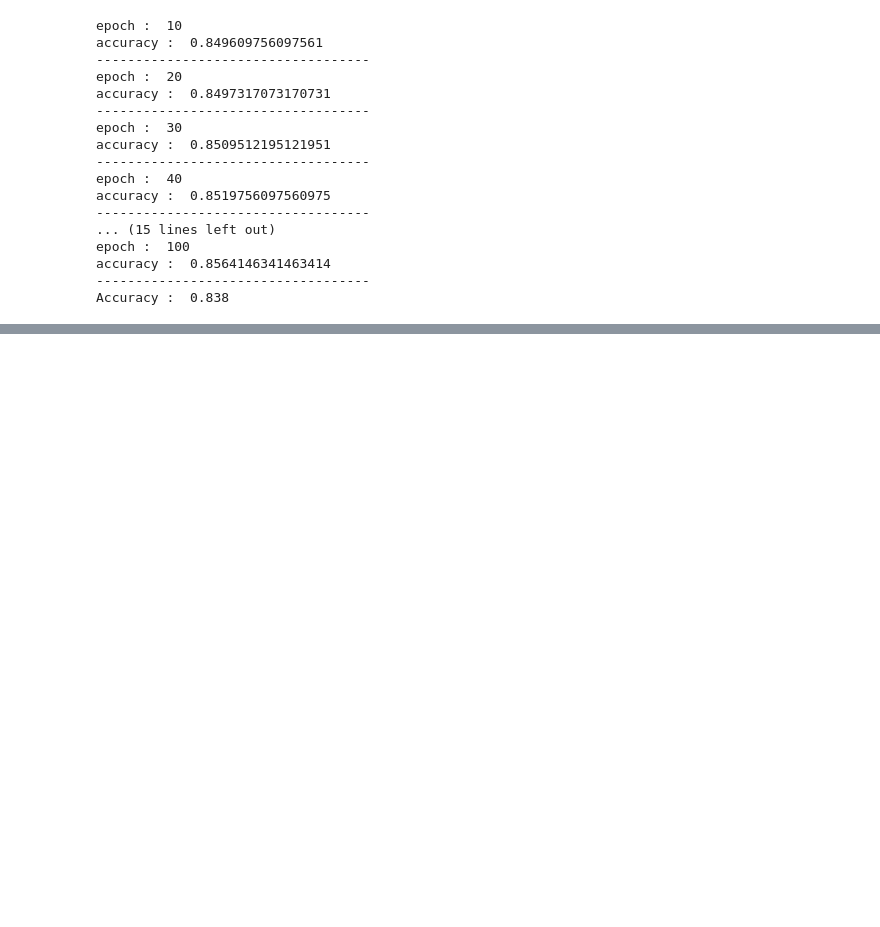
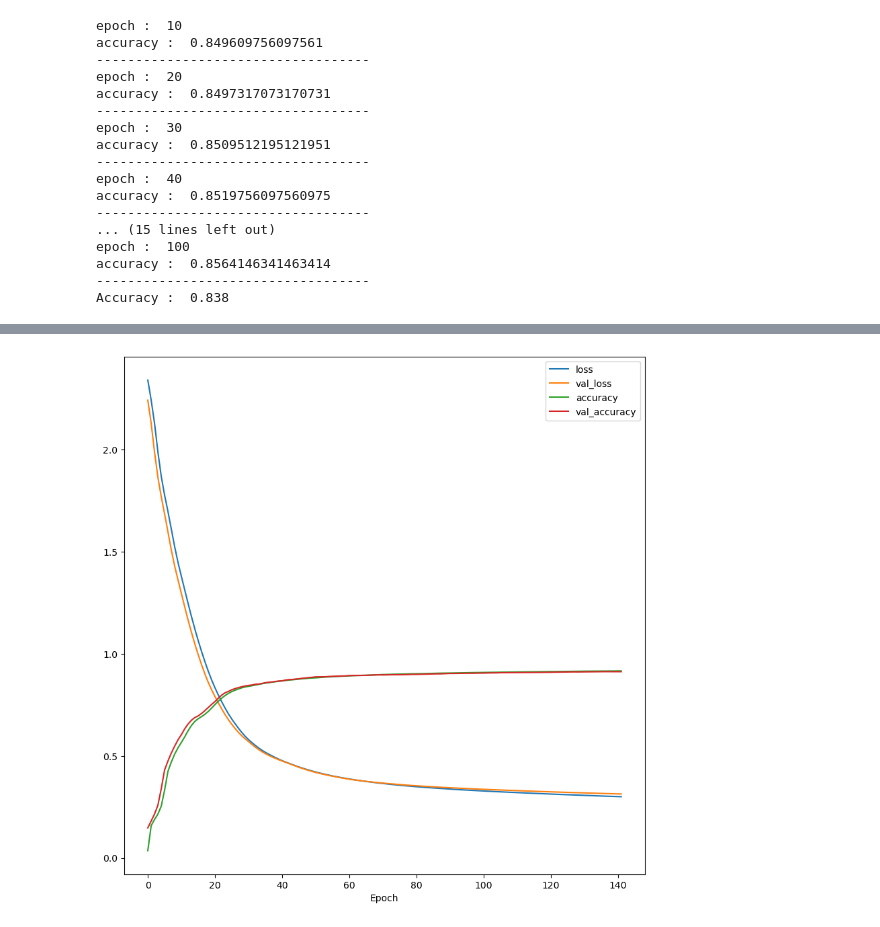
Before and after one commit to tanguypasquier/TP_Filtrage, a Jupyter notebook: Neural network.ipynb, the cells around one changed output, grey strips where cells are left out. Saved outputs shown, nothing was run; the diff lists cells and outputs as text; code cells hidden in the pictures; blank space fills up the shorter version.

```diff
--- a/Neural network.ipynb
+++ b/Neural network.ipynb
@@ -189,0 +205,21 @@ Accuracy :  0.838
+# %%
+data_mnist = keras.datasets.mnist.load_data() # (xtrain, ytrain), (xtest, ytest)
+# %%
+(x_train, y_train), (x_test, y_test) = data_mnist
+print(x_train.shape)
+print(x_test.shape)
+print(y_train.shape)
+print(y_test.shape)
+x_train, x_test, y_train, y_test = x_train/255.0, x_test/255.0, y_train, y_test
+
+npixel = 784
+
+x_train = np.reshape(x_train, (-1, npixel))
+print(x_train.shape)
+x_test = np.reshape(x_test, (-1, npixel))
+print(x_test.shape)
+
+print(y_train[0])
+y_train = keras.utils.to_categorical(y_train, 10)
+print(y_train[0])
+y_test = keras.utils.to_categorical(y_test, 10)
@@ -189,0 +235,13 @@ Accuracy :  0.838
+# %%
+from keras import layers
+from keras import ops
+
+model = keras.models.Sequential()
+model.add(keras.Input(shape=(npixel,)))
+model.add(keras.layers.Dense(10, activation='relu', name = "hiden_layer"))
+model.add(keras.layers.Dense(10, activation='softmax', name = "output_layer"))
+# %%
+opt = keras.optimizers.Adam(learning_rate=0.2)
+callback = keras.callbacks.EarlyStopping(monitor='val_accuracy', patience=10, min_delta=0.001)
+model.compile(loss='categorical_crossentropy', optimizer=opt, metrics=['accuracy'])
+out = model.fit(x_train, y_train, epochs=400, batch_size=len(x_train), validation_data=(x_test, y_test), callbacks=[callback])
@@ -189,0 +266,13 @@ Accuracy :  0.838
+# %%
+out.history.keys()
+
+fig, ax = plt.subplots(figsize=(10, 10))
+ax.plot(out.history['loss'], label='loss')
+ax.plot(out.history['val_loss'], label='val_loss')
+ax.plot(out.history['accuracy'], label='accuracy')
+ax.plot(out.history['val_accuracy'], label='val_accuracy')
+ax.set_xlabel('Epoch')
+ax.legend()
+plt.show()
+# %% [output]
+[figure, added]
```
Also changed, not shown: parts of 13 cells of this notebook.
